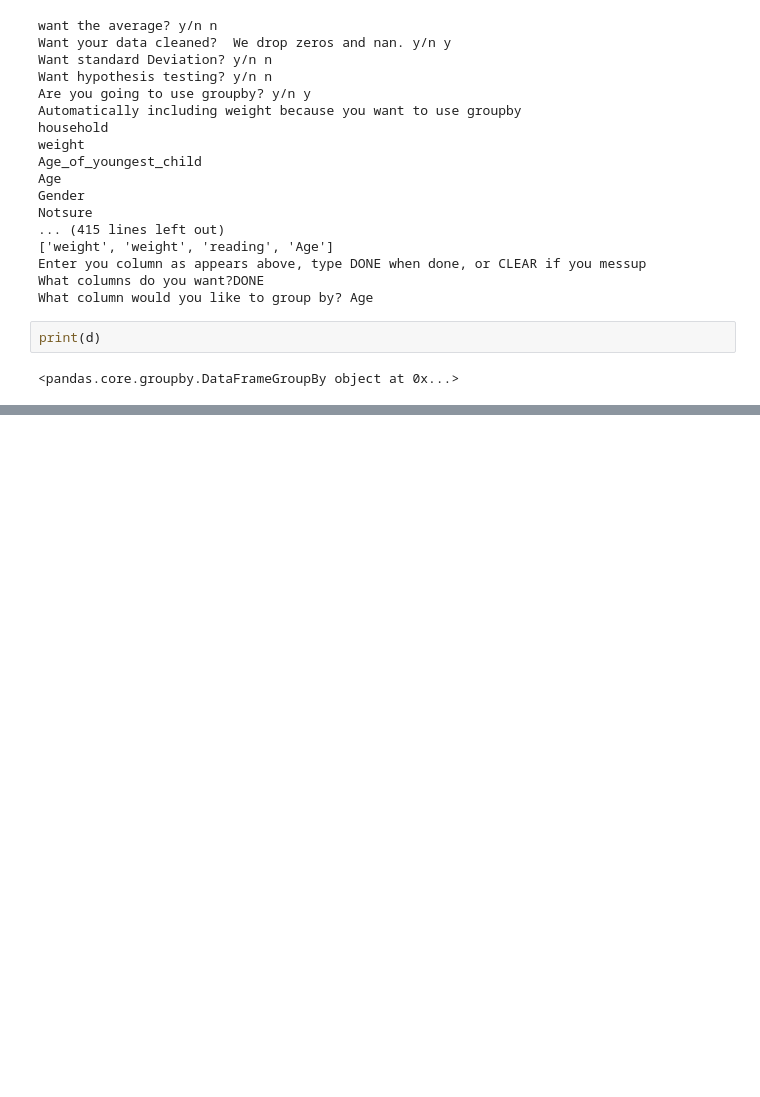
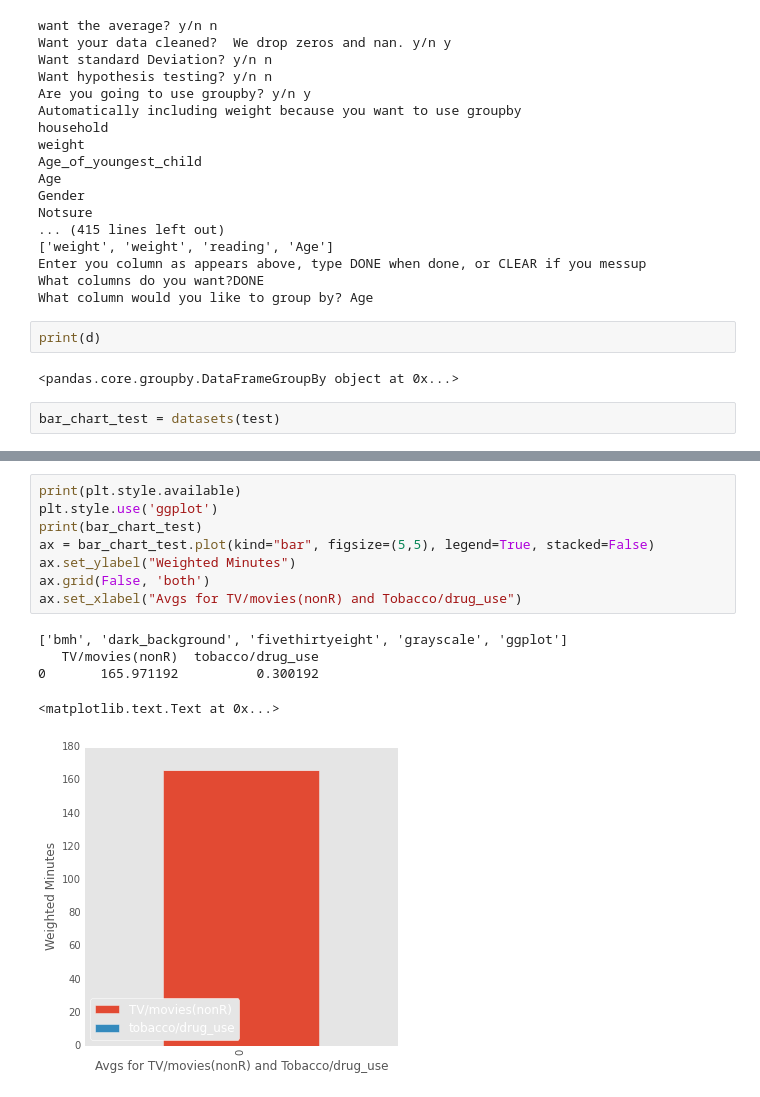
Before and after one commit to pjpassa/atus-analysis-system, a Jupyter notebook: Test Notebook 1.ipynb, the cells around one changed output, grey strips where cells are left out. Saved outputs shown, nothing was run; the diff lists cells and outputs as text; blank space fills up the shorter version.

Commit message:
Added a graphing option
Just a bar graph right now

```diff
--- a/Test Notebook 1.ipynb
+++ b/Test Notebook 1.ipynb
@@ -168,3 +186,5 @@ What column would you like to group by? Age
 print(d)
 # %% [output]
 <pandas.core.groupby.DataFrameGroupBy object at 0x...>
+# %%
+bar_chart_test = datasets(test)
@@ -170,0 +209,14 @@ print(d)
+# %%
+print(plt.style.available)
+plt.style.use('ggplot')
+print(bar_chart_test)
+ax = bar_chart_test.plot(kind="bar", figsize=(5,5), legend=True, stacked=False)
+ax.set_ylabel("Weighted Minutes")
+ax.grid(False, 'both')
+ax.set_xlabel("Avgs for TV/movies(nonR) and Tobacco/drug_use")
+# %% [output]
+['bmh', 'dark_background', 'fivethirtyeight', 'grayscale', 'ggplot']
+   TV/movies(nonR)  tobacco/drug_use
+0       165.971192          0.300192
+<matplotlib.text.Text at 0x...>
+[figure, added]
```
Also changed, not shown: parts of 5 cells of this notebook, 1 other file.
